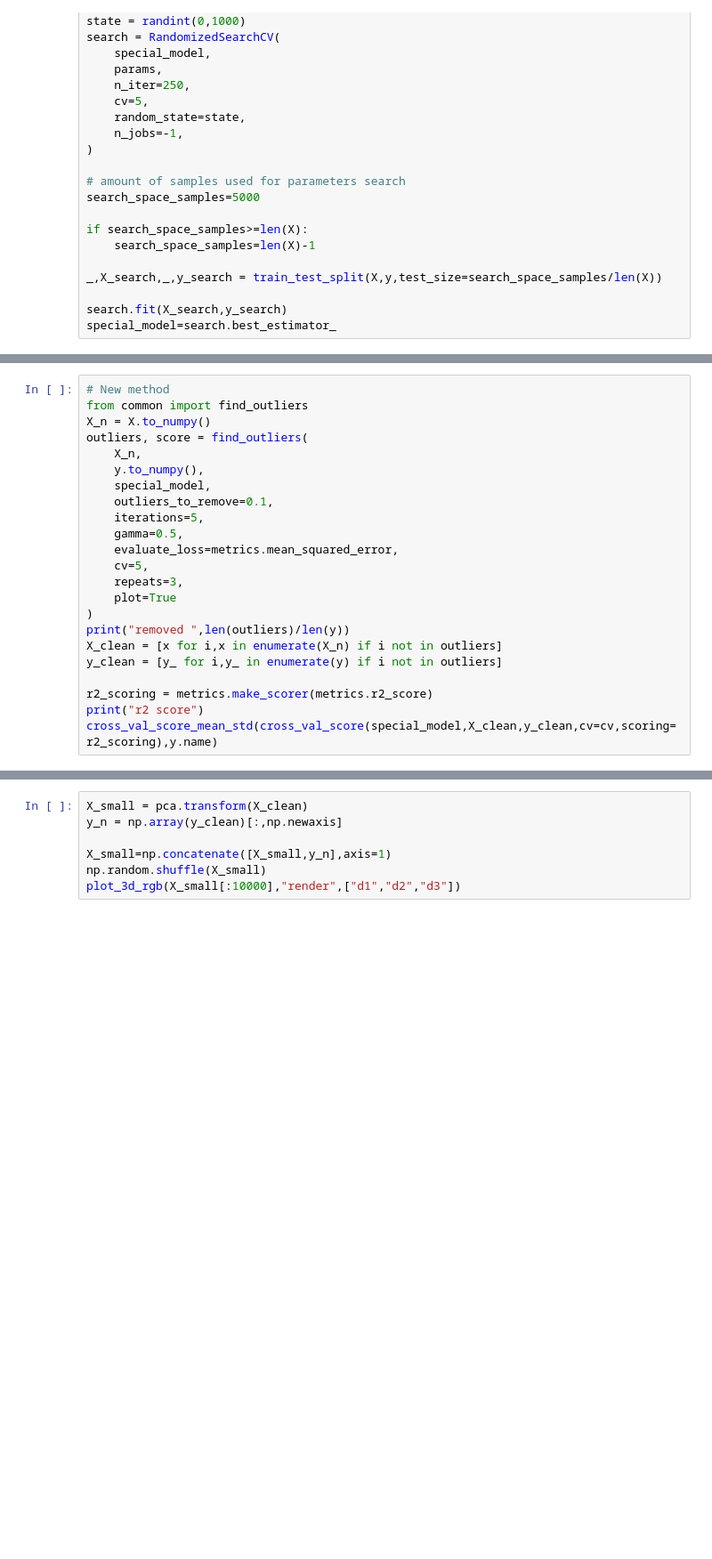
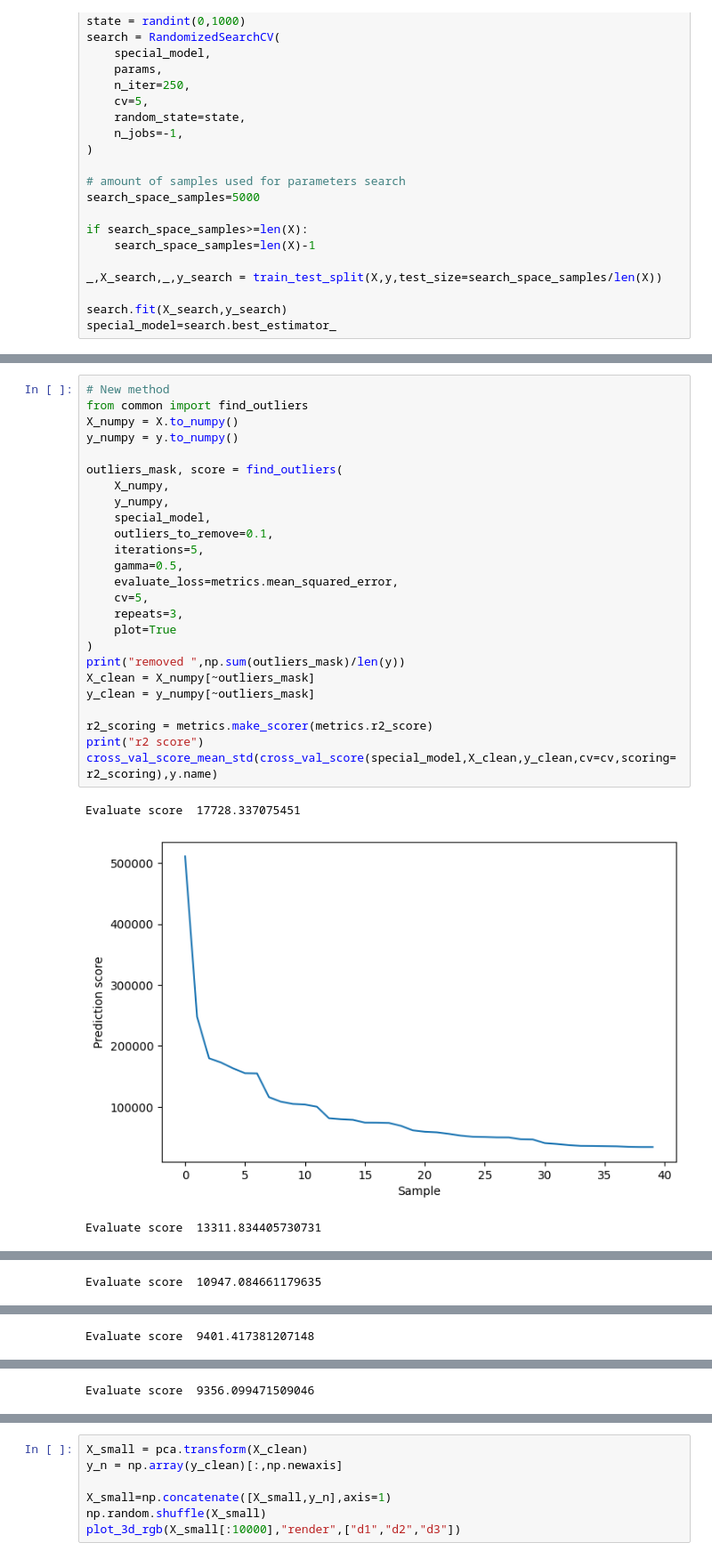
Before and after one commit to Kemsekov/python-outliers-detector, a Jupyter notebook: outlier_regression.ipynb, the cells around one changed output, grey strips where cells are left out. Shown at 89% size. Cells and saved outputs as stored; diff of their text form; blank space fills up the shorter version.

```diff
--- a/outlier_regression.ipynb
+++ b/outlier_regression.ipynb
@@ -80,23 +87,29 @@ cross_val_score_mean_std(cross_val_score(special_model,X,y,cv=cv,scoring=r2_scor
 # %%
 # New method
 from common import find_outliers
-X_n = X.to_numpy()
-outliers, score = find_outliers(
-    X_n,
-    y.to_numpy(),
+X_numpy = X.to_numpy()
+y_numpy = y.to_numpy()
+
+outliers_mask, score = find_outliers(
+    X_numpy,
+    y_numpy,
     special_model,
     outliers_to_remove=0.1,
     iterations=5,
     gamma=0.5,
     evaluate_loss=metrics.mean_squared_error,
     cv=5,
     repeats=3,
     plot=True
 )
-print("removed ",len(outliers)/len(y))
-X_clean = [x for i,x in enumerate(X_n) if i not in outliers]
-y_clean = [y_ for i,y_ in enumerate(y) if i not in outliers]
+print("removed ",np.sum(outliers_mask)/len(y))
+X_clean = X_numpy[~outliers_mask]
+y_clean = y_numpy[~outliers_mask]
 
 r2_scoring = metrics.make_scorer(metrics.r2_score)
 print("r2 score")
 cross_val_score_mean_std(cross_val_score(special_model,X_clean,y_clean,cv=cv,scoring=r2_scoring),y.name)
+# %% [output]
+Evaluate score  17728.337075451
+[figure, added]
+Evaluate score  13311.834405730731
@@ -102,0 +117 @@ cross_val_score_mean_std(cross_val_score(special_model,X_clean,y_clean,cv=cv,sco
+Evaluate score  10947.084661179635
@@ -102,0 +119 @@ cross_val_score_mean_std(cross_val_score(special_model,X_clean,y_clean,cv=cv,sco
+Evaluate score  9401.417381207148
@@ -102,0 +121 @@ cross_val_score_mean_std(cross_val_score(special_model,X_clean,y_clean,cv=cv,sco
+Evaluate score  9356.099471509046
```
Also changed, not shown: parts of 3 cells of this notebook, 2 other files.
